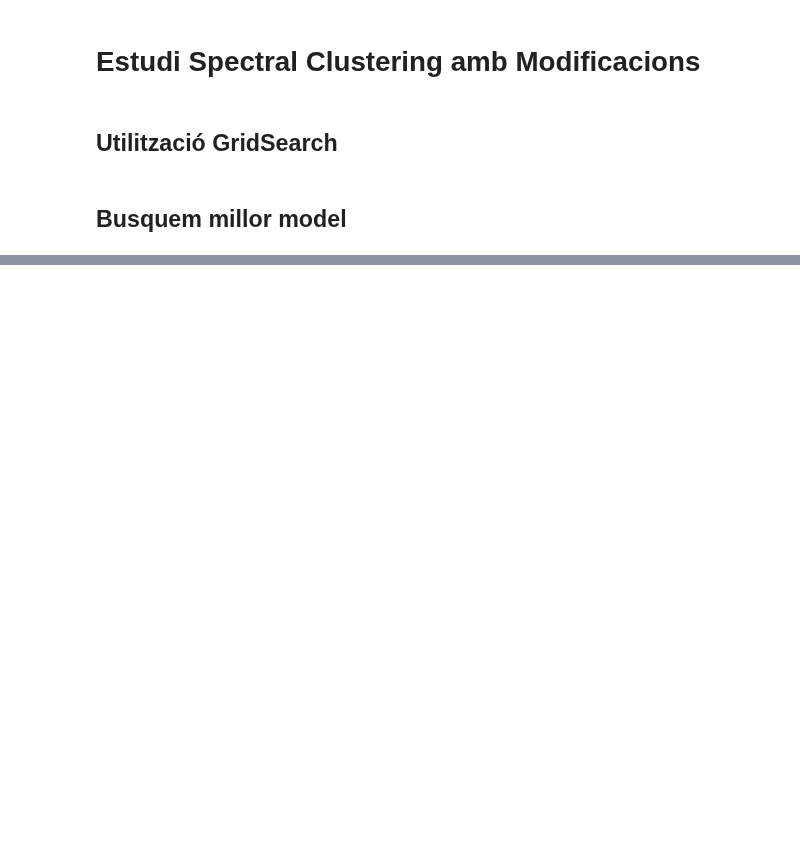
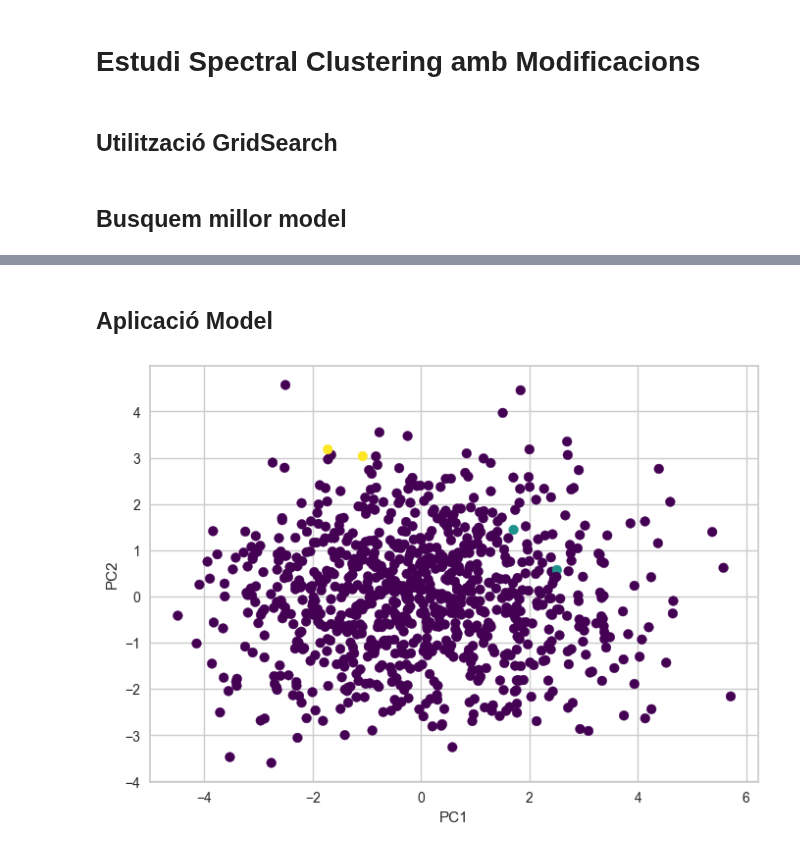
Before and after one commit to DCC-UAB/ACproject-07, a Jupyter notebook: codi/SpectralClusteringModificat.ipynb, the cells around one changed output, grey strips where cells are left out. Cells and saved outputs as stored; diff of their text form; code cells hidden in the pictures; blank space fills up the shorter version.

```diff
--- a/codi/SpectralClusteringModificat.ipynb
+++ b/codi/SpectralClusteringModificat.ipynb
@@ -89,0 +214,24 @@ Mejores Parámetros: {'affinity': 'nearest_neighbors', 'n_clusters': 2}
+# %%
+# Lectura fitxer
+df_students = pd.read_csv("datasets/Data Carrard.csv")
+df_students = df_students.drop('id', axis = 1)
+
+df_categorical = df_students[['sex', 'year', 'glang', 'part', 'job', 'health', 'psyt']]
+df_numerical = df_students[['age', 'stud_h', 'jspe', 'qcae_cog', 'qcae_aff', 'amsp', 'erec_mean', 'cesd', 'stai_t', 'mbi_ex', 'mbi_cy', 'mbi_ea']]
+# %%
+from sklearn.preprocessing import StandardScaler
+from sklearn.decomposition import PCA
+
+scaler = StandardScaler()
+df_num_scaled = scaler.fit_transform(df_numerical)
+
+# Create a PCA instance: pca
+pca = PCA(n_components=0.95)
+
+# Fit the PCA instance to the scaled samples
+pca.fit(df_num_scaled)
+
+# Transform the scaled samples: pca_features
+pca_features = pca.transform(df_num_scaled)
+# %% [markdown]
+## Aplicació Model
@@ -89,0 +243,12 @@ Mejores Parámetros: {'affinity': 'nearest_neighbors', 'n_clusters': 2}
+# %%
+n_clusters = 3  # Ajustar el número deseado de clusters
+model_sc = SpectralClustering(n_clusters=n_clusters, random_state=42)
+clusters = model_sc.fit_predict(pca_features)
+# %%
+# scatter plot of the first two principal components
+plt.scatter(pca_features[:,0], pca_features[:,1], c=clusters, cmap='viridis')
+plt.xlabel('PC1')
+plt.ylabel('PC2')
+plt.show()
+# %% [output]
+[figure, added]
```
Also changed, not shown: parts of 29 cells of this notebook, 1 other file.
